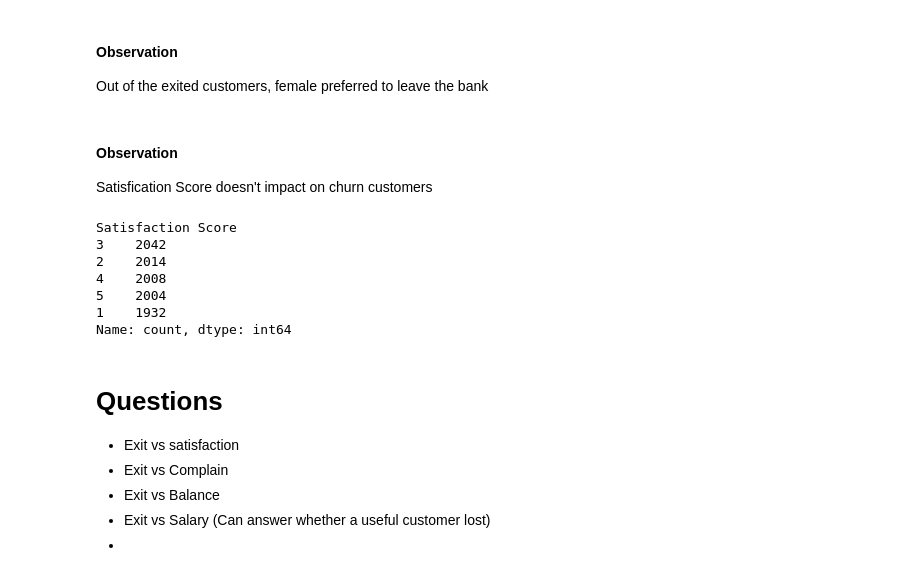
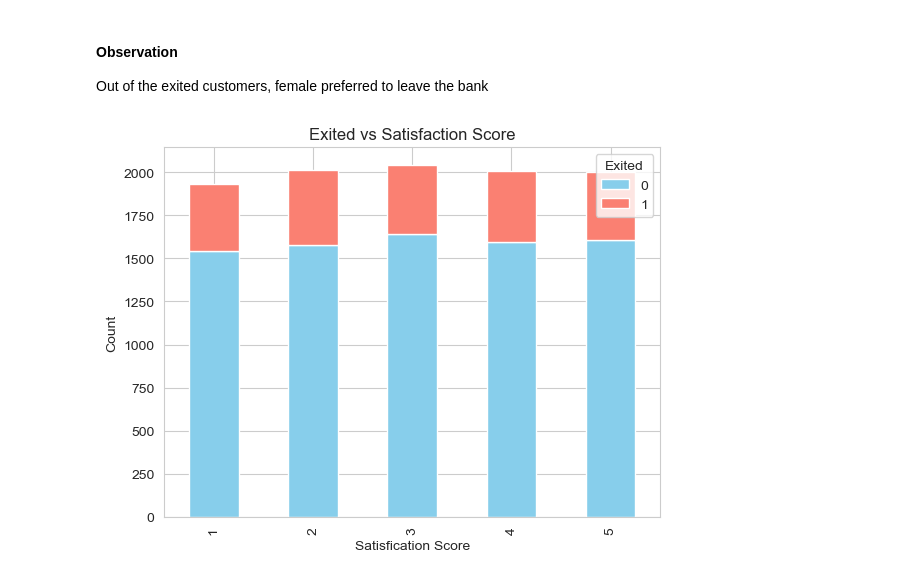
Before and after one commit to esr26/Kaggle-Projects, a Jupyter notebook: Bank Customer Attrition/Customer Churn.ipynb, the cells around one changed output. Drawn from its saved outputs; the diff is of its cells as text; code cells hidden in the pictures.

Commit message:
Bank Customer Churn
Bank Customer Churn Prediction

```diff
--- a/Bank Customer Attrition/Customer Churn.ipynb
+++ b/Bank Customer Attrition/Customer Churn.ipynb
@@ -303,24 +301,13 @@ plt.show()
 # %% [markdown]
 #### Observation
 Out of the exited customers, female preferred to leave the bank
-# %% [markdown]
-#### Observation
-Satisfication Score doesn't impact on churn customers
-# %%
-df['Satisfaction Score'].value_counts()
-# %% [output]
-Satisfaction Score
-3    2042
-2    2014
-4    2008
-5    2004
-1    1932
-Name: count, dtype: int64
-# %% [markdown]
-# Questions
-
-- Exit vs satisfaction
-- Exit vs Complain
-- Exit vs Balance
-- Exit vs Salary (Can answer whether a useful customer lost)
--
+# %%
+grouped = df.groupby(['Satisfaction Score', 'Exited']).size().unstack()
+
+grouped.plot(kind='bar', stacked=True, color=['skyblue', 'salmon'])
+plt.title('Exited vs Satisfaction Score')
+plt.xlabel('Satisfication Score')
+plt.ylabel('Count')
+plt.show()
+# %% [output]
+[figure, added]
```
Also changed, not shown: parts of 18 cells of this notebook, 1 other file.
